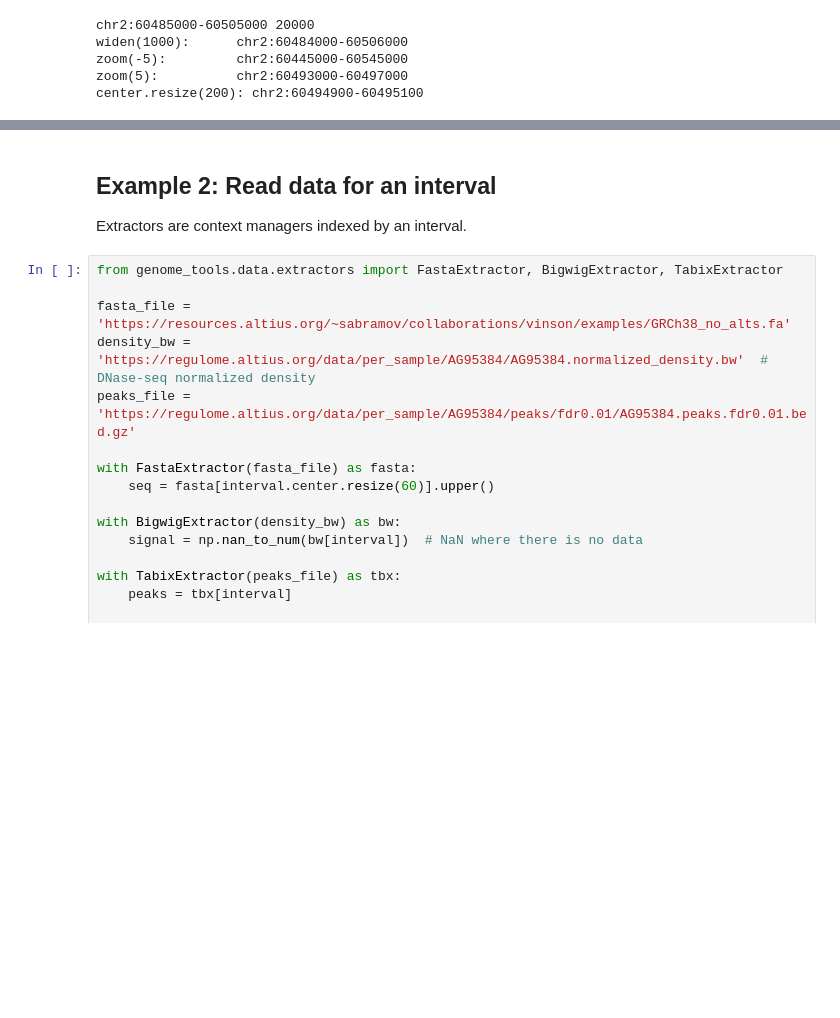
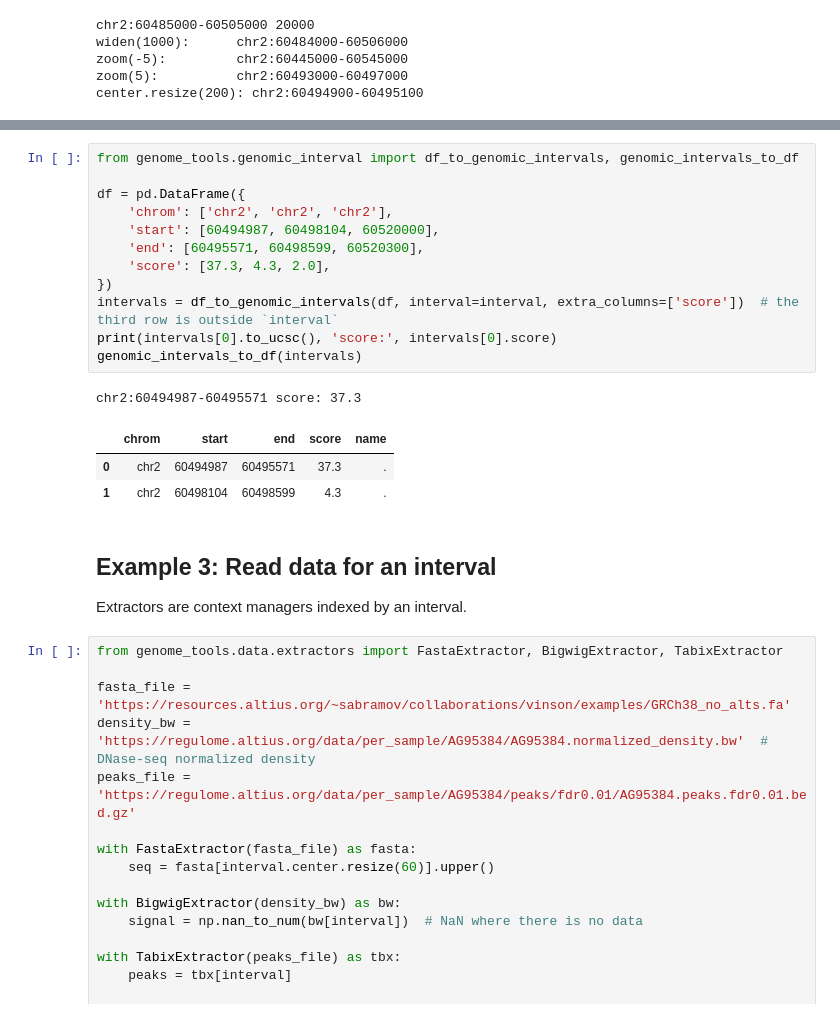
Before and after one commit to vierstralab/genome-tools, a Jupyter notebook: examples/UsageExamples.ipynb, the cells around one changed output, grey strips where cells are left out. Drawn from its saved outputs; the diff is of its cells as text; blank space fills up the shorter version.

```diff
--- a/examples/UsageExamples.ipynb
+++ b/examples/UsageExamples.ipynb
@@ -36,5 +53,22 @@ center.resize(200): chr2:60494900-60495100
+# %%
+from genome_tools.genomic_interval import df_to_genomic_intervals, genomic_intervals_to_df
+
+df = pd.DataFrame({
+    'chrom': ['chr2', 'chr2', 'chr2'],
+    'start': [60494987, 60498104, 60520000],
+    'end': [60495571, 60498599, 60520300],
+    'score': [37.3, 4.3, 2.0],
+})
+intervals = df_to_genomic_intervals(df, interval=interval, extra_columns=['score'])  # the third row is outside `interval`
+print(intervals[0].to_ucsc(), 'score:', intervals[0].score)
+genomic_intervals_to_df(intervals)
+# %% [output]
+chr2:60494987-60495571 score: 37.3
+|  | chrom | start | end | score | name |
+| 0 | chr2 | 60494987 | 60495571 | 37.3 | . |
+| 1 | chr2 | 60498104 | 60498599 | 4.3 | . |
 # %% [markdown]
-## Example 2: Read data for an interval
+## Example 3: Read data for an interval
 
 Extractors are context managers indexed by an interval.
 # %%
```
Also changed, not shown: parts of 18 cells of this notebook, 3 other files.
